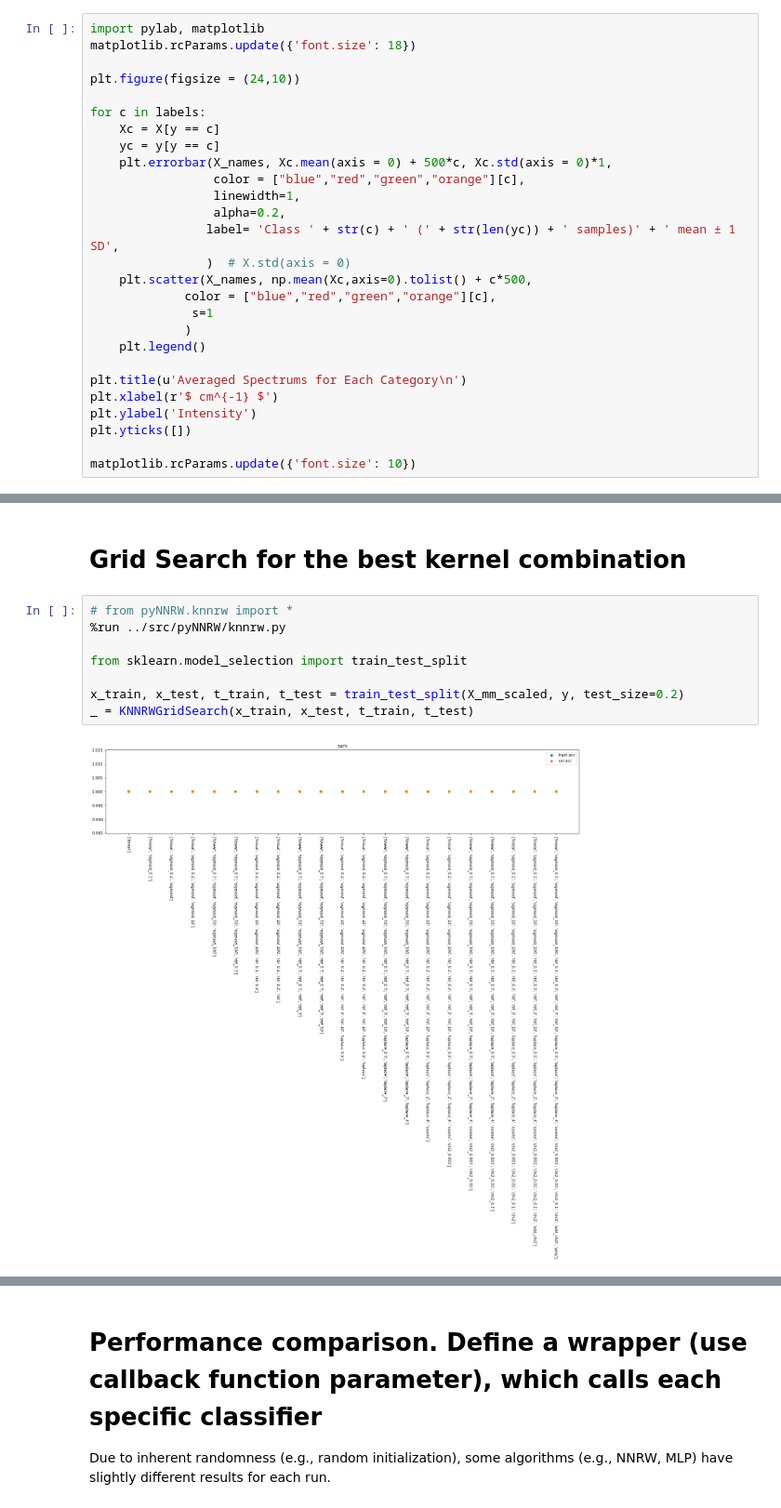
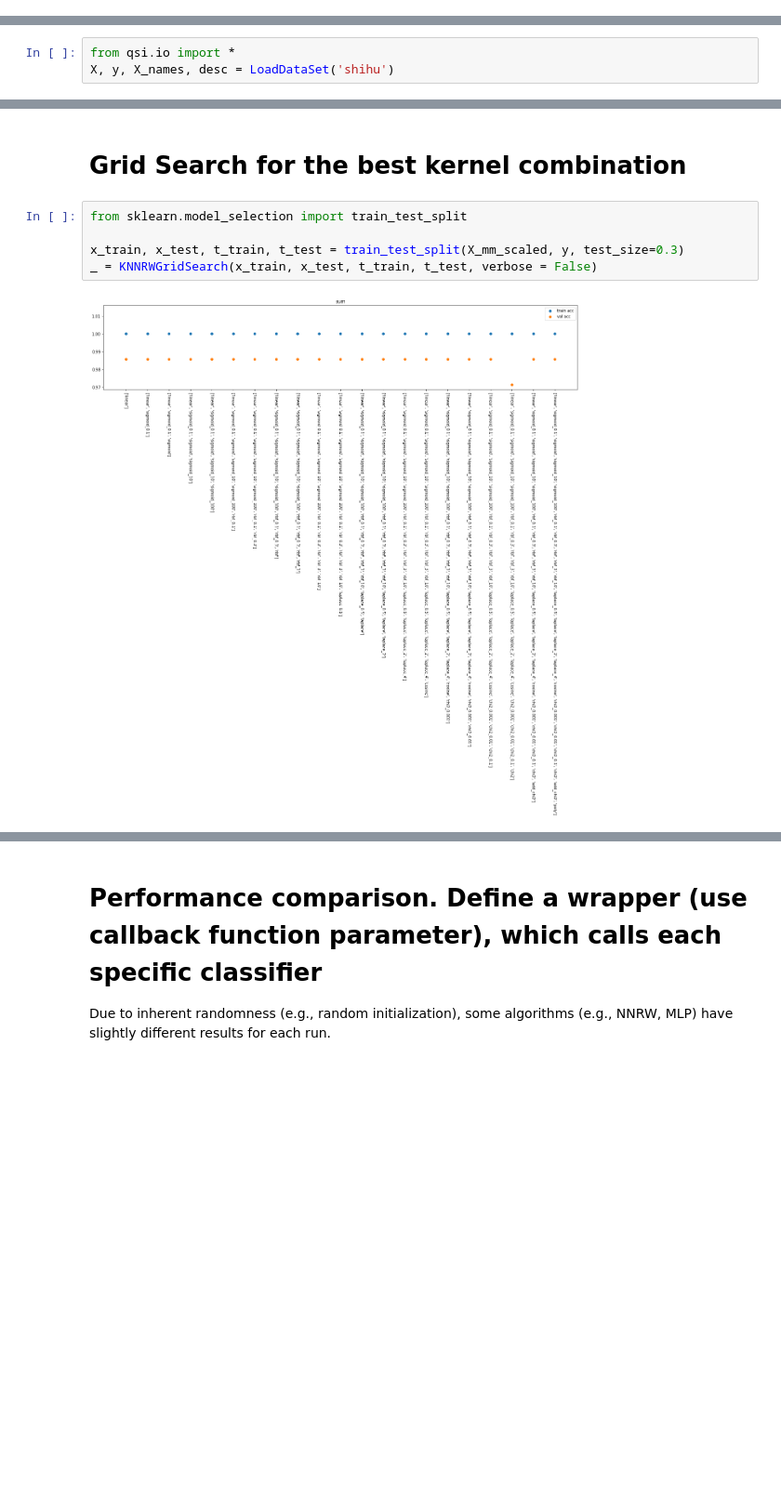
Before and after one commit to zhangys11/pyNNRW, a Jupyter notebook: notebooks/18.3 kernel-NNRW Shihu.ipynb, the cells around one changed output, grey strips where cells are left out. Shown at 93% size. Saved outputs shown, nothing was run; the diff lists cells and outputs as text; blank space fills up the shorter version.

```diff
--- a/notebooks/18.3 kernel-NNRW Shihu.ipynb
+++ b/notebooks/18.3 kernel-NNRW Shihu.ipynb
@@ -66,27 +14,0 @@ labels = list(set(y))
-# %%
-import pylab, matplotlib
-matplotlib.rcParams.update({'font.size': 18})
-
-plt.figure(figsize = (24,10))
-
-for c in labels:
-    Xc = X[y == c]
-    yc = y[y == c]
-    plt.errorbar(X_names, Xc.mean(axis = 0) + 500*c, Xc.std(axis = 0)*1,
-                 color = ["blue","red","green","orange"][c],
-                 linewidth=1,
-                 alpha=0.2,
-                label= 'Class ' + str(c) + ' (' + str(len(yc)) + ' samples)' + ' mean ± 1 SD',
-                )  # X.std(axis = 0)
-    plt.scatter(X_names, np.mean(Xc,axis=0).tolist() + c*500,
-             color = ["blue","red","green","orange"][c],
-              s=1
-             )
-    plt.legend()
-
-plt.title(u'Averaged Spectrums for Each Category\n')
-plt.xlabel(r'$ cm^{-1} $')
-plt.ylabel('Intensity')
-plt.yticks([])
-
-matplotlib.rcParams.update({'font.size': 10})
@@ -94,0 +15,3 @@ matplotlib.rcParams.update({'font.size': 10})
+# %%
+from qsi.io import *
+X, y, X_names, desc = LoadDataSet('shihu')
@@ -255,12 +72,9 @@ linear kernel所生产的Gram Matrix 和 poly kernel 不能很好区分高维拉
 # %% [markdown]
 # Grid Search for the best kernel combination
 # %%
-# from pyNNRW.knnrw import *
-%run ../src/pyNNRW/knnrw.py
-
 from sklearn.model_selection import train_test_split
 
-x_train, x_test, t_train, t_test = train_test_split(X_mm_scaled, y, test_size=0.2)
-_ = KNNRWGridSearch(x_train, x_test, t_train, t_test)
+x_train, x_test, t_train, t_test = train_test_split(X_mm_scaled, y, test_size=0.3)
+_ = KNNRWGridSearch(x_train, x_test, t_train, t_test, verbose = False)
 # %% [output]
-[figure, old version]
+[figure, new version]
```
Also changed, not shown: parts of 25 cells of this notebook, 20 other files.
